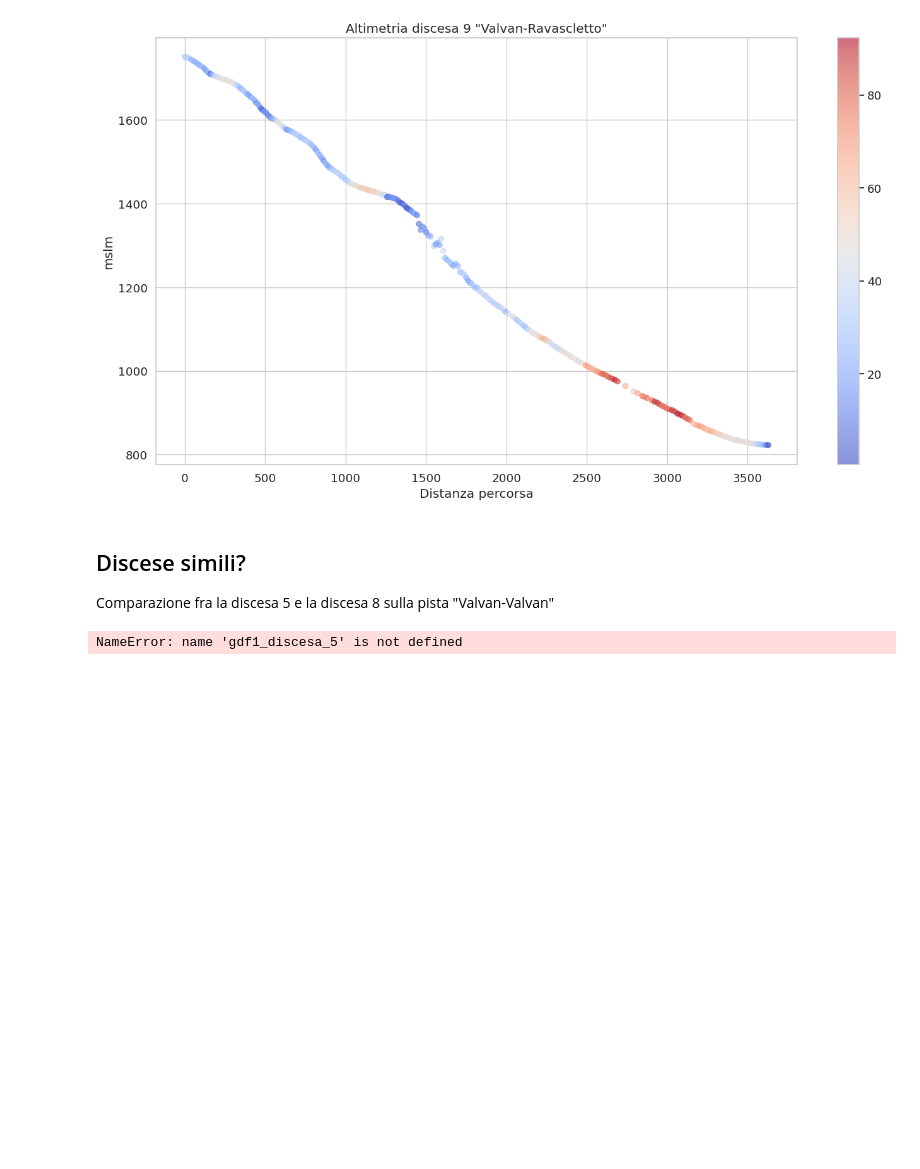
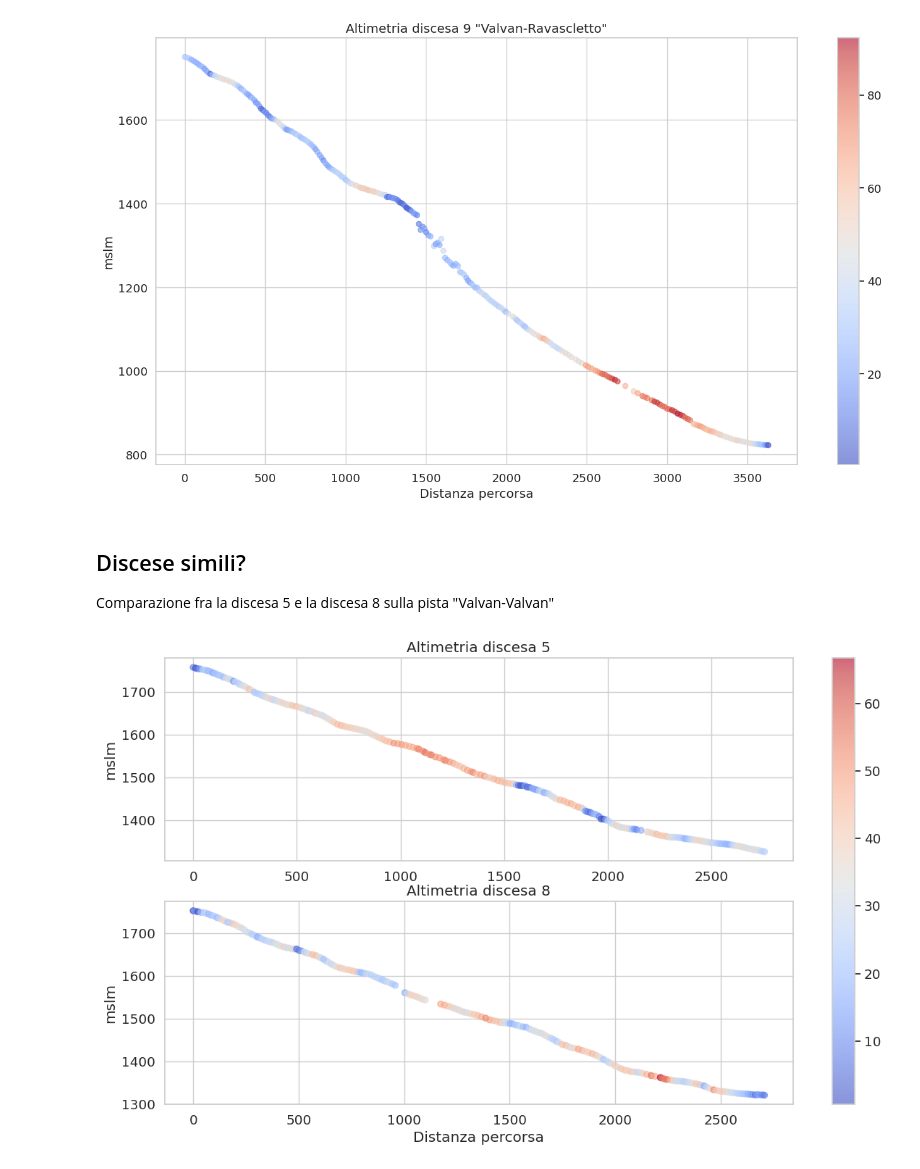
Before and after one commit to thomasmassarutto/DataSlopes, a Jupyter notebook: DataSlopes.ipynb, the cells around one changed output. Drawn from its saved outputs; the diff is of its cells as text; code cells hidden in the pictures; blank space fills up the shorter version.

Commit message:
fixati errori di renaming

```diff
--- a/DataSlopes.ipynb
+++ b/DataSlopes.ipynb
@@ -830,43 +830,43 @@ gdf_discesa_8['velocita'] = (gdf_discesa_8['distanza_percorsa_da_inizio'] / gdf_
 
 
 ## normalizzazione velocita per scala colori
-vmin = min(gdf1_discesa_5["velocita_kmh"].min(), gdf1_discesa_8["velocita_kmh"].min())
-vmax = max(gdf1_discesa_5["velocita_kmh"].max(), gdf1_discesa_8["velocita_kmh"].max())
+vmin = min(gdf_discesa_5["velocita_kmh"].min(), gdf_discesa_8["velocita_kmh"].min())
+vmax = max(gdf_discesa_5["velocita_kmh"].max(), gdf_discesa_8["velocita_kmh"].max())
-# %% [output]
-NameError: name 'gdf1_discesa_5' is not defined
 # %%
 f, axs = plt.subplots(2, 1, figsize=(safe_image_size))
 
 axs[0].set_title("Altimetria discesa 5")
 sc0 = axs[0].scatter(
-    x=gdf1_discesa_5["distanza_percorsa_da_inizio"],
-    y=gdf1_discesa_5["altitudine"],
-    c=gdf1_discesa_5["velocita_kmh"],
+    x=gdf_discesa_5["distanza_percorsa_da_inizio"],
+    y=gdf_discesa_5["altitudine"],
+    c=gdf_discesa_5["velocita_kmh"],
     cmap=cmap,
     alpha=0.6,
     vmin=vmin,
     vmax=vmax
 )
 axs[0].set_ylabel("mslm")
 
 axs[1].set_title("Altimetria discesa 8")
 sc1 = axs[1].scatter(
-    x=gdf1_discesa_8["distanza_percorsa_da_inizio"],
-    y=gdf1_discesa_8["altitudine"],
-    c=gdf1_discesa_8["velocita_kmh"],
+    x=gdf_discesa_8["distanza_percorsa_da_inizio"],
+    y=gdf_discesa_8["altitudine"],
+    c=gdf_discesa_8["velocita_kmh"],
     cmap=cmap,
     alpha=0.6,
     vmin=vmin,
     vmax=vmax
 )
 axs[1].set_ylabel("mslm")
 axs[1].set_xlabel("Distanza percorsa")
 
 f.colorbar(sc0,
            ax=axs)
 
 #plt.tight_layout()
 plt.show()
+# %% [output]
+[figure, added]
 # %%
 f, ax = plt.subplots(1, 1, figsize=safe_image_size)
 
```
Also changed, not shown: parts of 1 cell of this notebook.
